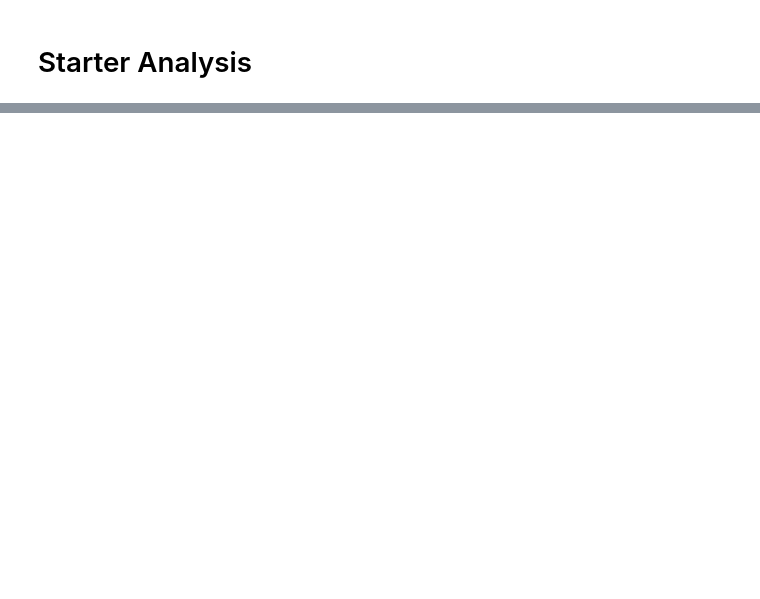
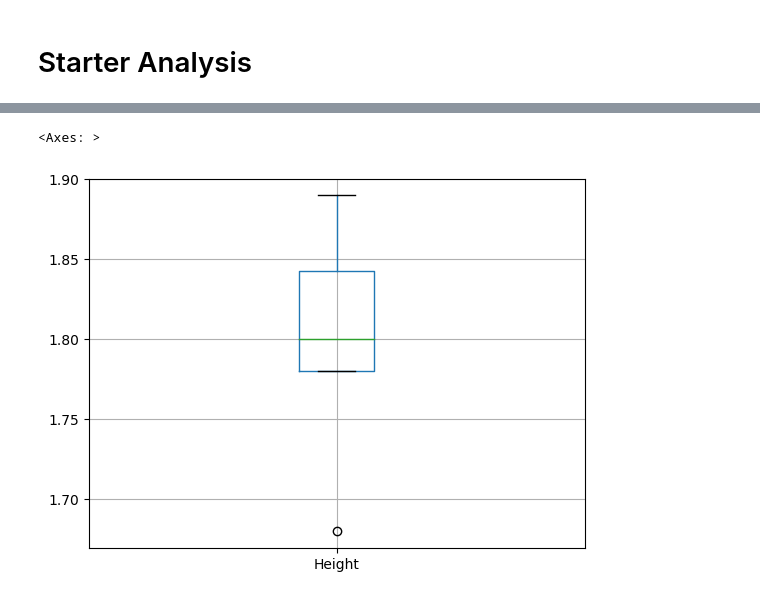
Before and after one commit to beallac/iitsec2023, a Jupyter notebook: Starter_Anaylsis.ipynb, the cells around one changed output, grey strips where cells are left out. Cells and saved outputs as stored; diff of their text form; code cells hidden in the pictures; blank space fills up the shorter version.

```diff
--- a/Starter_Anaylsis.ipynb
+++ b/Starter_Anaylsis.ipynb
@@ -20,4 +34,9 @@ df.head(25)
 # %%
 # Create boxplot of height data only
+
+df.boxplot(column = 'Height')
+# %% [output]
+<Axes: >
+[figure, added]
 # %%
 # Group the data by year, and then make boxplots for height
```
Also changed, not shown: parts of 3 cells of this notebook.
